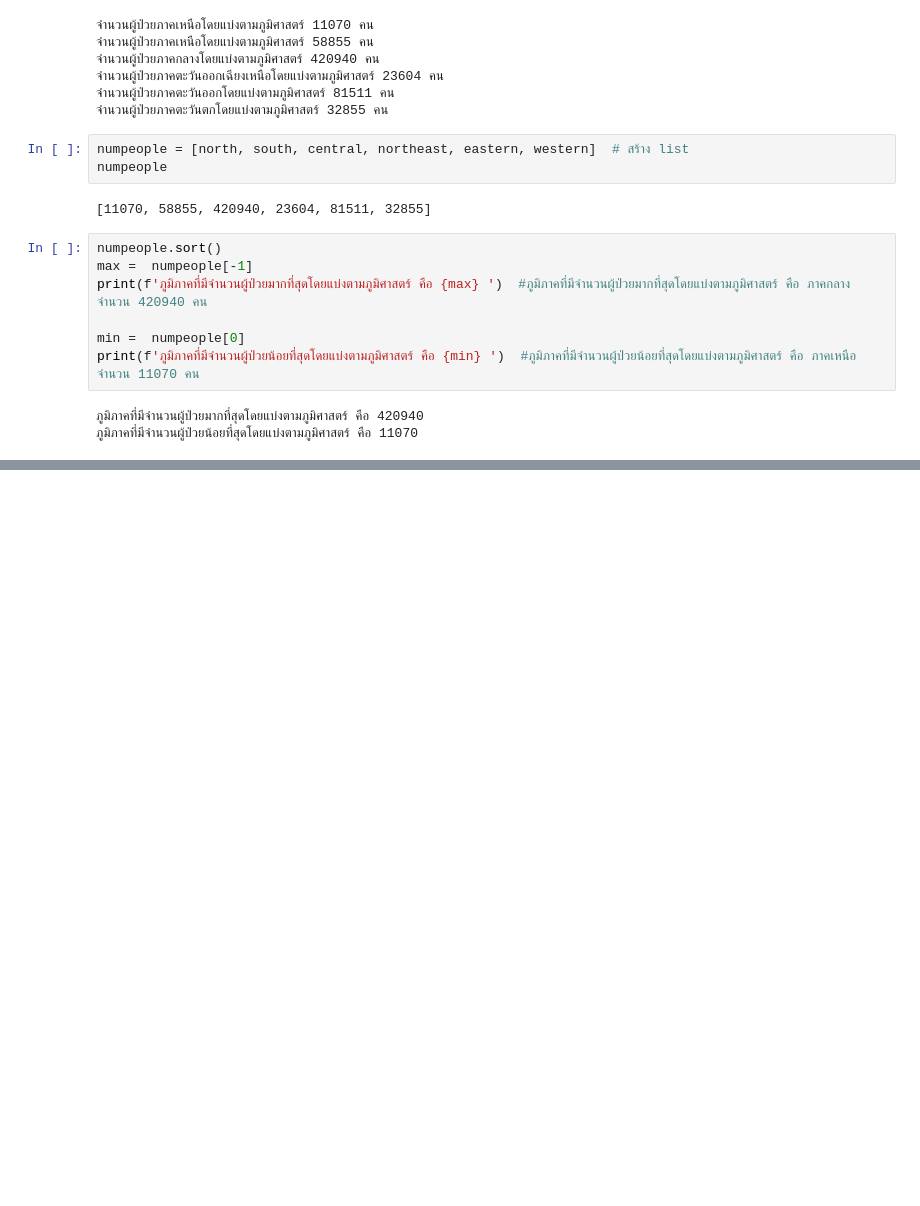
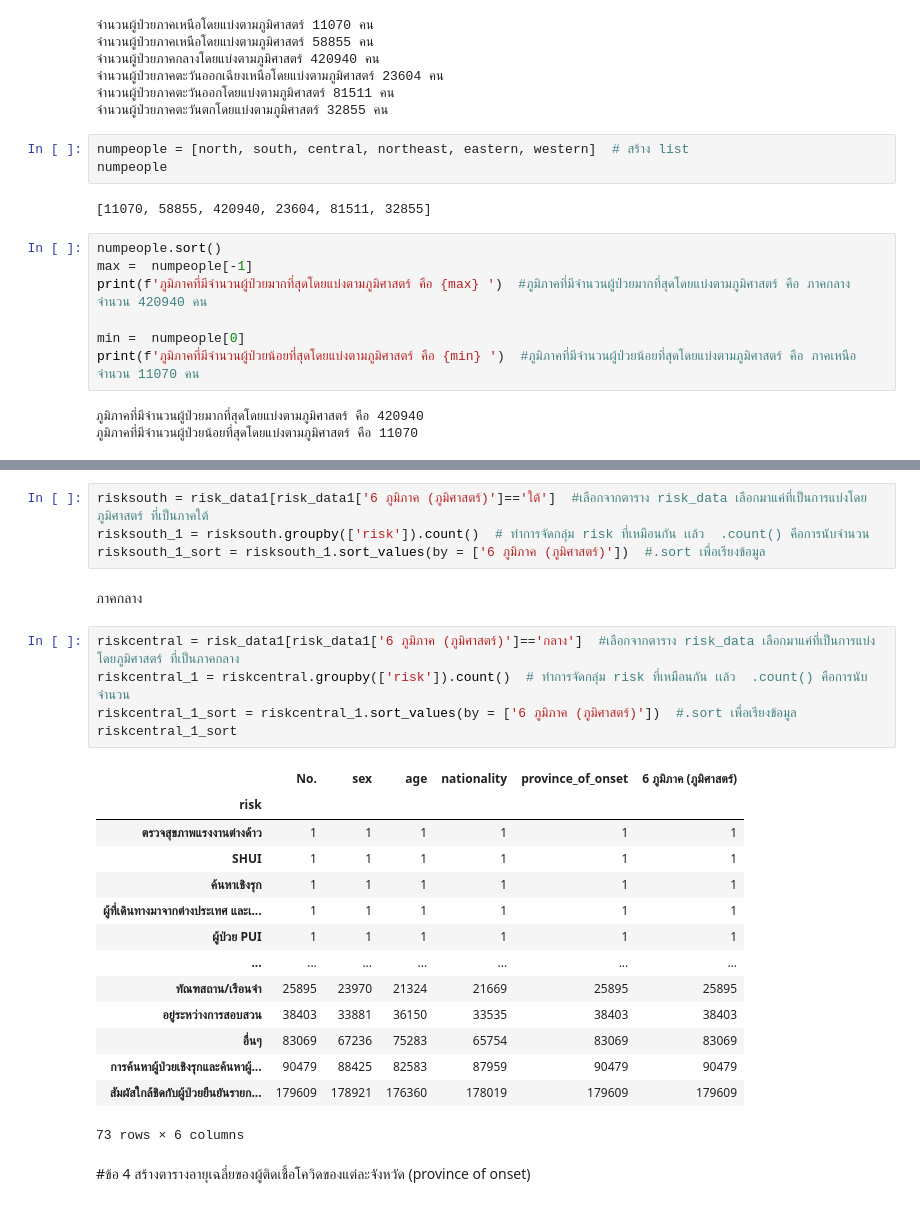
Before and after one commit to suphalaksana/data_viz_2022, a Jupyter notebook: BasicPython&DataViz_midterm2022.ipynb, the cells around one changed output, grey strips where cells are left out. Cells and saved outputs as stored; diff of their text form; blank space fills up the shorter version.

```diff
--- a/BasicPython&DataViz_midterm2022.ipynb
+++ b/BasicPython&DataViz_midterm2022.ipynb
@@ -521,0 +668,28 @@ Risk_N_6G
+# %%
+risksouth = risk_data1[risk_data1['6 ภูมิภาค (ภูมิศาสตร์)']=='ใต้']  #เลือกจากตาราง risk_data เลือกมาแค่ที่เป็นการแบ่งโดยภูมิศาสตร์ ที่เป็นภาคใต้
+risksouth_1 = risksouth.groupby(['risk']).count()  # ทำการจัดกลุ่ม risk ที่เหมือนกัน เเล้ว  .count() คือการนับจำนวน
+risksouth_1_sort = risksouth_1.sort_values(by = ['6 ภูมิภาค (ภูมิศาสตร์)'])  #.sort เพื่อเรียงข้อมูล
+# %% [markdown]
+ภาคกลาง
+# %%
+riskcentral = risk_data1[risk_data1['6 ภูมิภาค (ภูมิศาสตร์)']=='กลาง']  #เลือกจากตาราง risk_data เลือกมาแค่ที่เป็นการแบ่งโดยภูมิศาสตร์ ที่เป็นภาคกลาง
+riskcentral_1 = riskcentral.groupby(['risk']).count()  # ทำการจัดกลุ่ม risk ที่เหมือนกัน เเล้ว  .count() คือการนับจำนวน
+riskcentral_1_sort = riskcentral_1.sort_values(by = ['6 ภูมิภาค (ภูมิศาสตร์)'])  #.sort เพื่อเรียงข้อมูล
+riskcentral_1_sort
+# %% [output]
+|  | No. | sex | age | nationality | province_of_onset | 6 ภูมิภาค (ภูมิศาสตร์) |
+| risk |  |  |  |  |  |  |
+| ตรวจสุขภาพแรงงานต่างด้าว | 1 | 1 | 1 | 1 | 1 | 1 |
+| SHUI | 1 | 1 | 1 | 1 | 1 | 1 |
+| ค้นหาเชิงรุก | 1 | 1 | 1 | 1 | 1 | 1 |
+| ผู้ที่เดินทางมาจากต่างประเทศ และเ... | 1 | 1 | 1 | 1 | 1 | 1 |
+| ผู้ป่วย PUI | 1 | 1 | 1 | 1 | 1 | 1 |
+| ... | ... | ... | ... | ... | ... | ... |
+| ทัณฑสถาน/เรือนจำ | 25895 | 23970 | 21324 | 21669 | 25895 | 25895 |
+| อยู่ระหว่างการสอบสวน | 38403 | 33881 | 36150 | 33535 | 38403 | 38403 |
+| อื่นๆ | 83069 | 67236 | 75283 | 65754 | 83069 | 83069 |
+| การค้นหาผู้ป่วยเชิงรุกและค้นหาผู้... | 90479 | 88425 | 82583 | 87959 | 90479 | 90479 |
+| สัมผัสใกล้ชิดกับผู้ป่วยยืนยันรายก... | 179609 | 178921 | 176360 | 178019 | 179609 | 179609 |
+73 rows × 6 columns
+# %% [markdown]
+#ข้อ 4 สร้างตารางอายุเฉลี่ยของผู้ติดเชื้อโควิดของแต่ละจังหวัด (province of onset)
```
Also changed, not shown: parts of 23 cells of this notebook.
